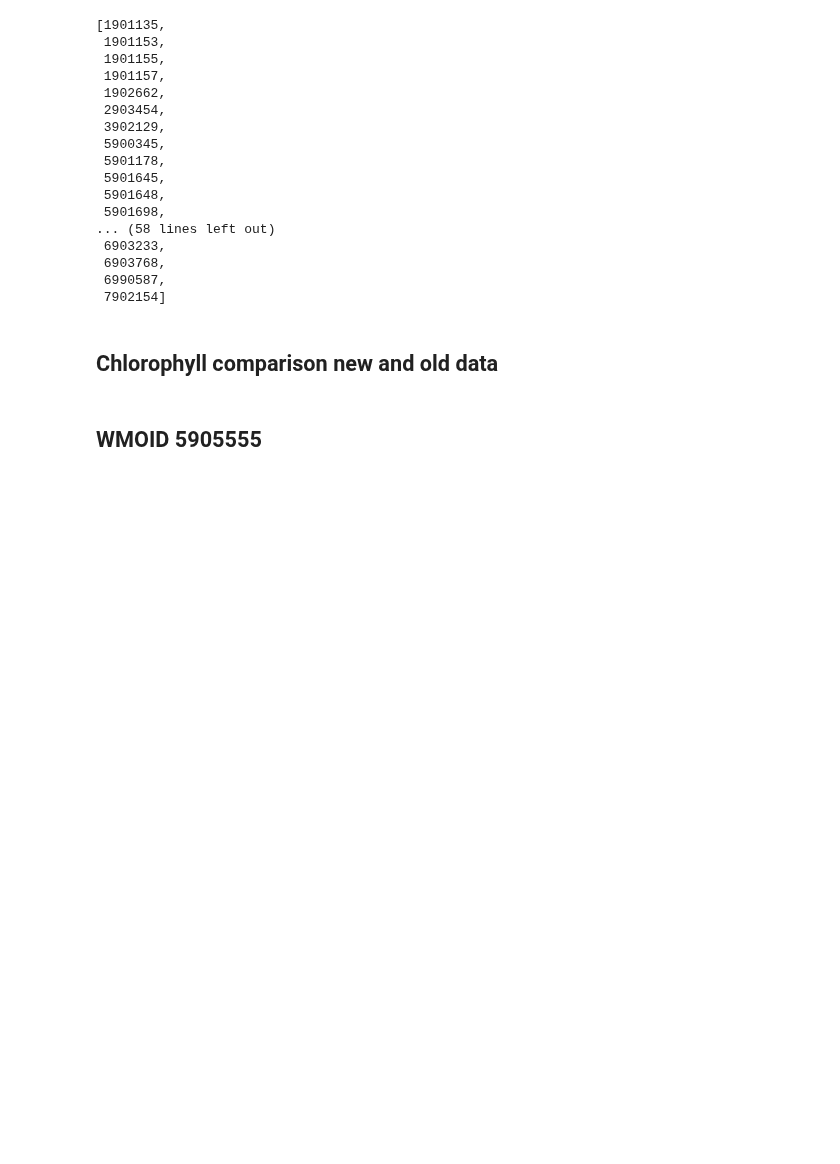
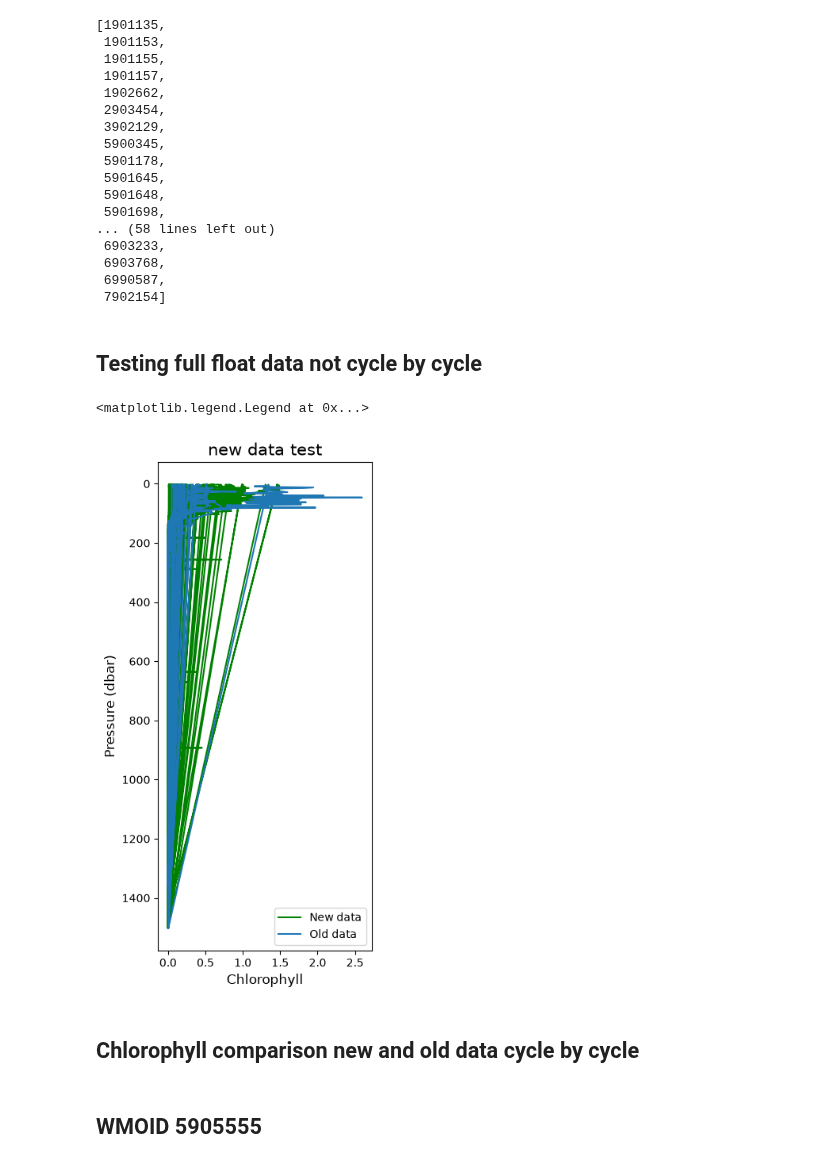
Before and after one commit to Lilah-Asalie/IBIS_Project, a Jupyter notebook: New_CHLA_update.ipynb, the cells around one changed output. Drawn from its saved outputs; the diff is of its cells as text; code cells hidden in the pictures; blank space fills up the shorter version.

```diff
--- a/New_CHLA_update.ipynb
+++ b/New_CHLA_update.ipynb
@@ -155,8 +119,32 @@ WMOIDS_old
  6903768,
  6990587,
  7902154]
+# %% [markdown]
+## Testing full float data not cycle by cycle
+# %%
+comp_new = df_new.loc[df_new['WMOID'] == 5906509]
+comp_old = df_old.loc[df_old['WMOID'] == 5906509]
+# comp_new
+# comp_old
+# %%
+# WMOID 5905374
+
+fig = plt.figure(figsize=(16, 8))
+ax = fig.add_subplot(141)
+ax.plot(comp_new['CHLA_ADJUSTED'], comp_new['PRES_ADJUSTED'], c ='g', label ='New data')
+ax.plot(comp_old['CHLA_ADJUSTED'], comp_old['PRES_ADJUSTED'], label='Old data')
+ax.invert_yaxis()
+# ax.set_xlim(-0.1, 1.5)
+# ax.set_ylim(300, -5)
+ax.set_xlabel('Chlorophyll', fontsize =12)
+ax.set_ylabel('Pressure (dbar)', fontsize =12)
+ax.set_title('new data test',  fontsize =15)
+ax.legend()
+# %% [output]
+<matplotlib.legend.Legend at 0x...>
+[figure, added]
 # %% [markdown]
-## Chlorophyll comparison new and old data
+## Chlorophyll comparison new and old data cycle by cycle
 # %% [markdown]
 ## WMOID 5905555
 # %%
```
Also changed, not shown: parts of 19 cells of this notebook, 3 other files.
